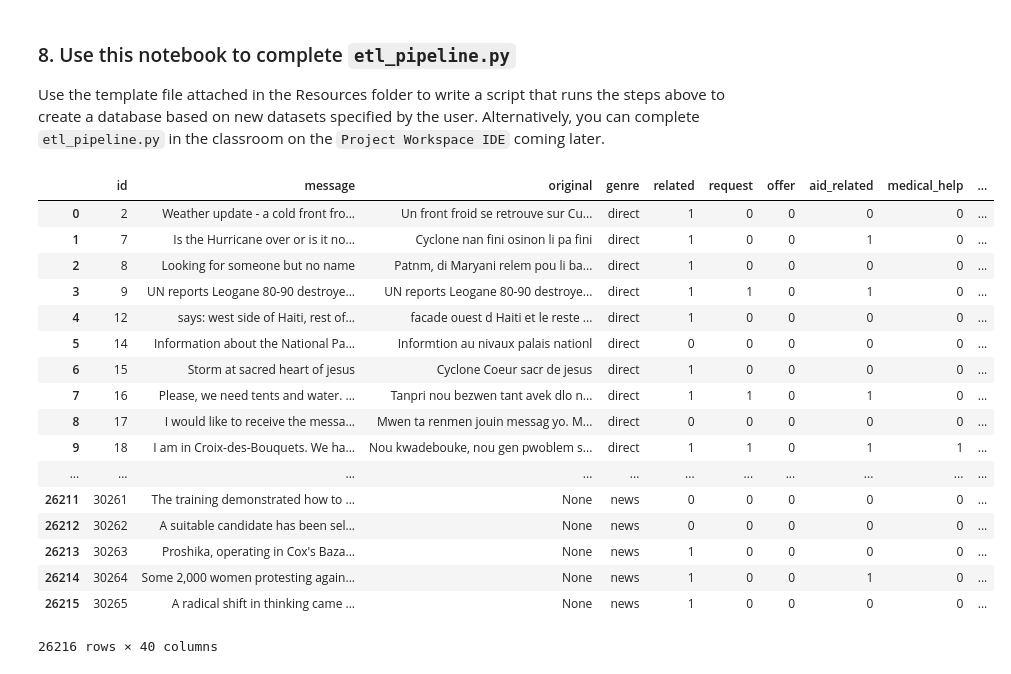
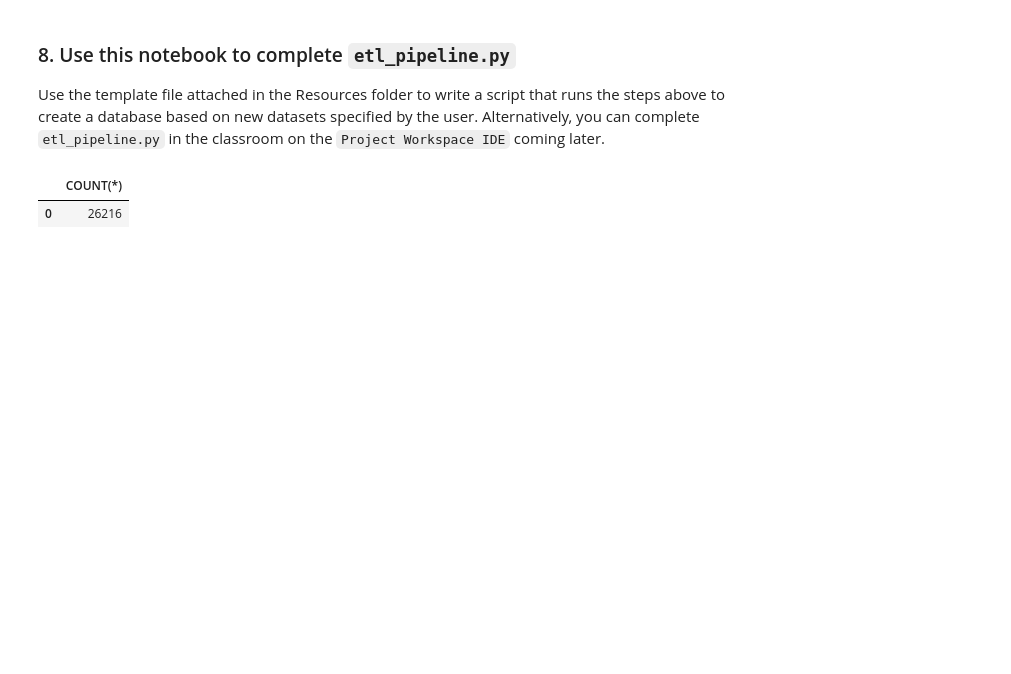
Before and after one commit to rafaelmata357/Disaster-Response-Pipeline, a Jupyter notebook: data/ETL Pipeline Preparation.ipynb, the cells around one changed output. Cells and saved outputs as stored; diff of their text form; code cells hidden in the pictures; blank space fills up the shorter version.

Commit message:
Feat: Read database to check the consistency

```diff
--- a/data/ETL Pipeline Preparation.ipynb
+++ b/data/ETL Pipeline Preparation.ipynb
@@ -219,29 +219,13 @@ df[df.duplicated()].count()[0]
 ### 7. Save the clean dataset into an sqlite database.
 You can do this with pandas [`to_sql` method](https://pandas.pydata.org/pandas-docs/stable/generated/pandas.DataFrame.to_sql.html) combined with the SQLAlchemy library. Remember to import SQLAlchemy's `create_engine` in the first cell of this notebook to use it below.
 # %%
-engine = create_engine('sqlite:///DisasterMessages.db')
-df.to_sql('Messages', engine, index=False)
+engine = create_engine('sqlite:///salida.db')
+#df.to_sql('Messages', engine, index=False)
 # %% [markdown]
 ### 8. Use this notebook to complete `etl_pipeline.py`
 Use the template file attached in the Resources folder to write a script that runs the steps above to create a database based on new datasets specified by the user. Alternatively, you can complete `etl_pipeline.py` in the classroom on the `Project Workspace IDE` coming later.
 # %%
-pd.read_sql('SELECT * FROM MESSAGES', engine)
+pd.read_sql('SELECT COUNT(*) FROM MESSAGES', engine)
 # %% [output]
-|  | id | message | original | genre | related | request | offer | aid_related | medical_help | ... |
-| 0 | 2 | Weather update - a cold front fro... | Un front froid se retrouve sur Cu... | direct | 1 | 0 | 0 | 0 | 0 | ... |
-| 1 | 7 | Is the Hurricane over or is it no... | Cyclone nan fini osinon li pa fini | direct | 1 | 0 | 0 | 1 | 0 | ... |
-| 2 | 8 | Looking for someone but no name | Patnm, di Maryani relem pou li ba... | direct | 1 | 0 | 0 | 0 | 0 | ... |
-| 3 | 9 | UN reports Leogane 80-90 destroye... | UN reports Leogane 80-90 destroye... | direct | 1 | 1 | 0 | 1 | 0 | ... |
-| 4 | 12 | says: west side of Haiti, rest of... | facade ouest d Haiti et le reste ... | direct | 1 | 0 | 0 | 0 | 0 | ... |
-| 5 | 14 | Information about the National Pa... | Informtion au nivaux palais nationl | direct | 0 | 0 | 0 | 0 | 0 | ... |
-| 6 | 15 | Storm at sacred heart of jesus | Cyclone Coeur sacr de jesus | direct | 1 | 0 | 0 | 0 | 0 | ... |
-| 7 | 16 | Please, we need tents and water. ... | Tanpri nou bezwen tant avek dlo n... | direct | 1 | 1 | 0 | 1 | 0 | ... |
-| 8 | 17 | I would like to receive the messa... | Mwen ta renmen jouin messag yo. M... | direct | 0 | 0 | 0 | 0 | 0 | ... |
-| 9 | 18 | I am in Croix-des-Bouquets. We ha... | Nou kwadebouke, nou gen pwoblem s... | direct | 1 | 1 | 0 | 1 | 1 | ... |
-| ... | ... | ... | ... | ... | ... | ... | ... | ... | ... | ... |
-| 26211 | 30261 | The training demonstrated how to ... | None | news | 0 | 0 | 0 | 0 | 0 | ... |
-| 26212 | 30262 | A suitable candidate has been sel... | None | news | 0 | 0 | 0 | 0 | 0 | ... |
-| 26213 | 30263 | Proshika, operating in Cox's Baza... | None | news | 1 | 0 | 0 | 0 | 0 | ... |
-| 26214 | 30264 | Some 2,000 women protesting again... | None | news | 1 | 0 | 0 | 1 | 0 | ... |
-| 26215 | 30265 | A radical shift in thinking came ... | None | news | 1 | 0 | 0 | 0 | 0 | ... |
+|  | COUNT(*) |
+| 0 | 26216 |
-26216 rows × 40 columns
```
